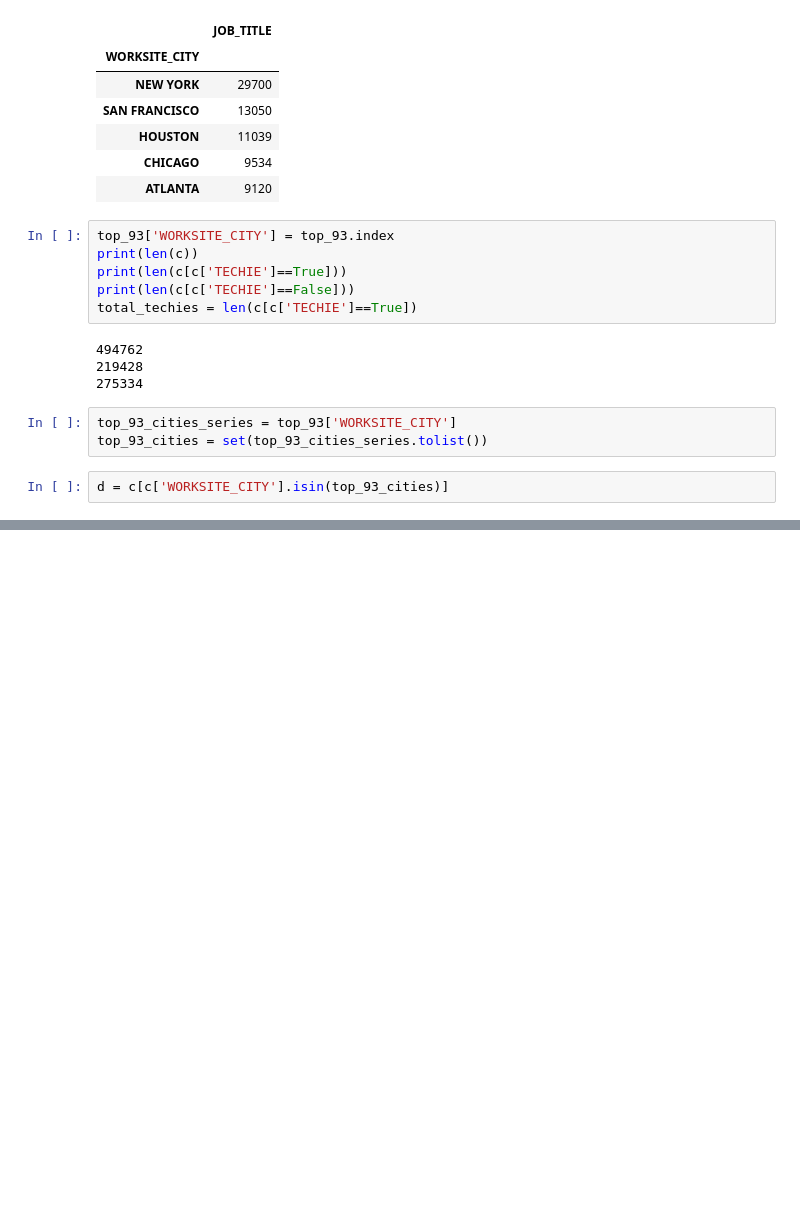
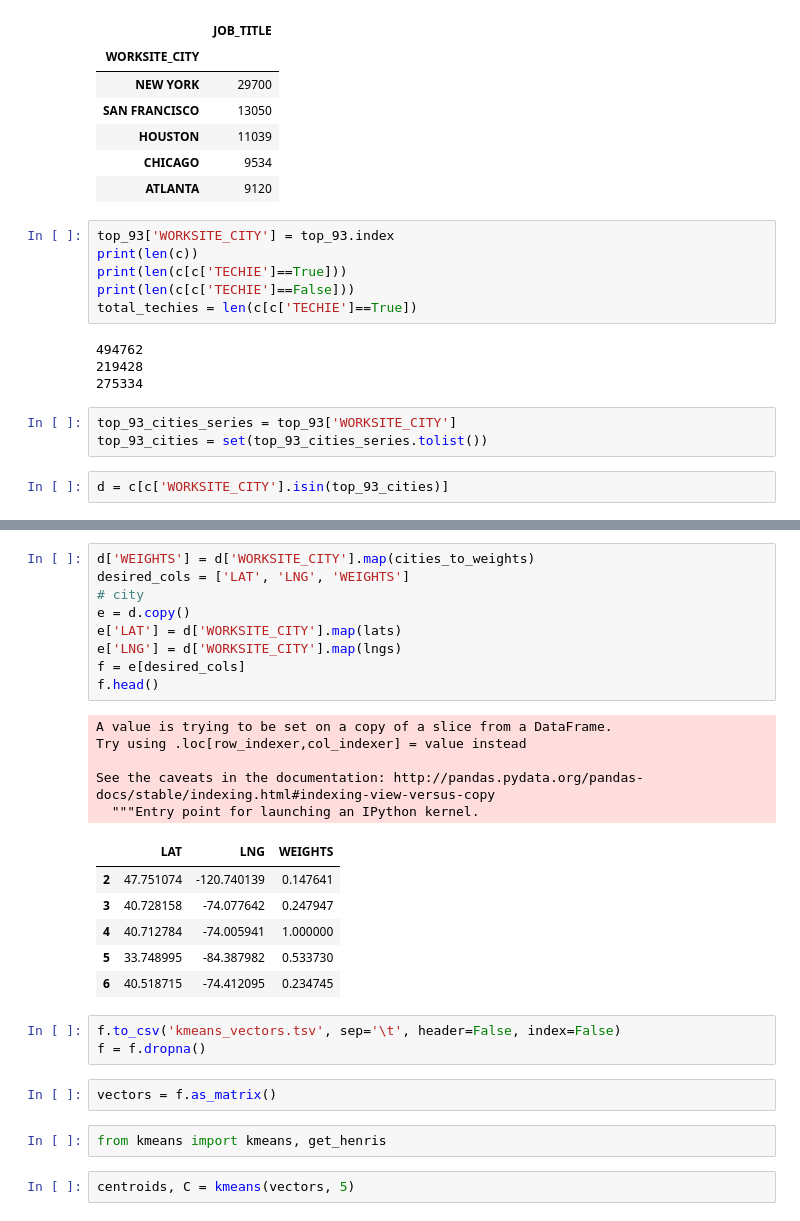
Before and after one commit to rohitdatta/henri, a Jupyter notebook: deeplearning/pineapple.ipynb, the cells around one changed output, grey strips where cells are left out. Saved outputs shown, nothing was run; the diff lists cells and outputs as text; blank space fills up the shorter version.

```diff
--- a/deeplearning/pineapple.ipynb
+++ b/deeplearning/pineapple.ipynb
@@ -104,0 +144,30 @@ city_weights.to_csv('lat_lng_weights.tsv', sep='\t', index=False, header=False)
+# %%
+d['WEIGHTS'] = d['WORKSITE_CITY'].map(cities_to_weights)
+desired_cols = ['LAT', 'LNG', 'WEIGHTS']
+# city
+e = d.copy()
+e['LAT'] = d['WORKSITE_CITY'].map(lats)
+e['LNG'] = d['WORKSITE_CITY'].map(lngs)
+f = e[desired_cols]
+f.head()
+# %% [output]
+A value is trying to be set on a copy of a slice from a DataFrame.
+Try using .loc[row_indexer,col_indexer] = value instead
+
+See the caveats in the documentation: http://pandas.pydata.org/pandas-docs/stable/indexing.html#indexing-view-versus-copy
+  """Entry point for launching an IPython kernel.
+|  | LAT | LNG | WEIGHTS |
+| 2 | 47.751074 | -120.740139 | 0.147641 |
+| 3 | 40.728158 | -74.077642 | 0.247947 |
+| 4 | 40.712784 | -74.005941 | 1.000000 |
+| 5 | 33.748995 | -84.387982 | 0.533730 |
+| 6 | 40.518715 | -74.412095 | 0.234745 |
+# %%
+f.to_csv('kmeans_vectors.tsv', sep='\t', header=False, index=False)
+f = f.dropna()
+# %%
+vectors = f.as_matrix()
+# %%
+from kmeans import kmeans, get_henris
+# %%
+centroids, C = kmeans(vectors, 5)
```
Also changed, not shown: parts of 25 cells of this notebook, 5 other files.
